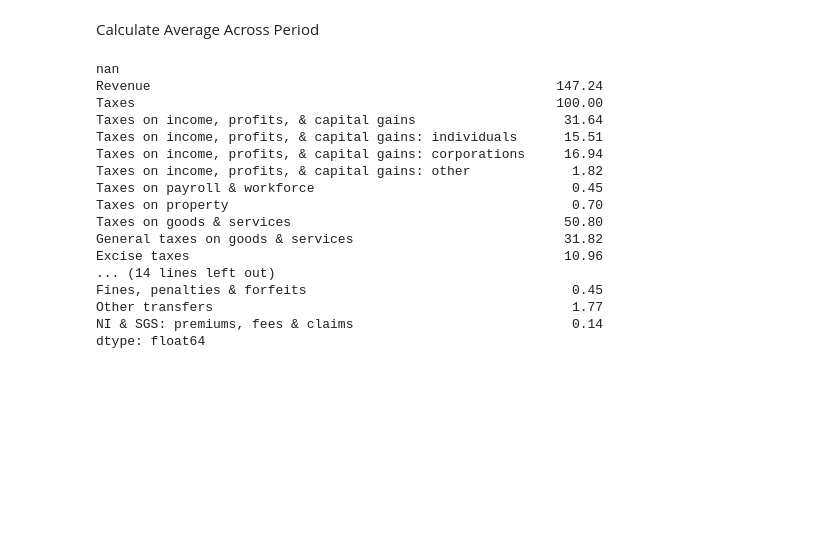
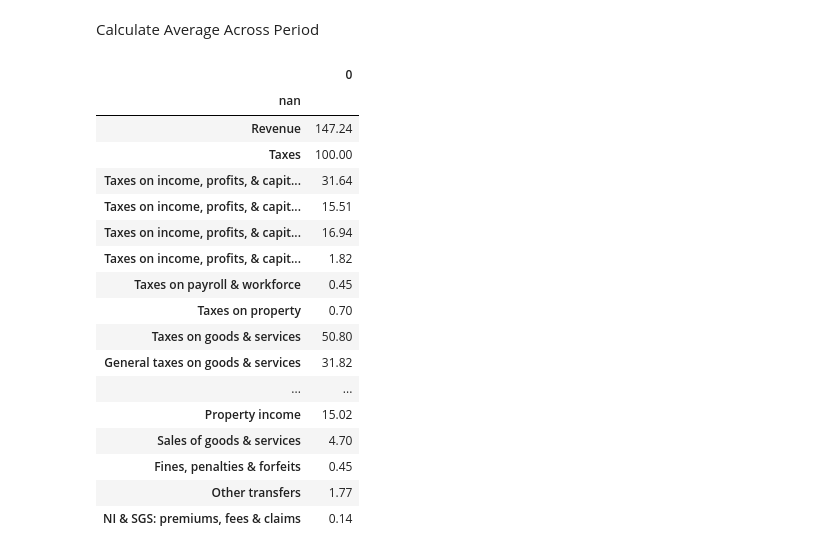
Before and after one commit to mpham8/macro-debtrelief-humancapital, a Jupyter notebook: govt-revenue.ipynb, the cells around one changed output. Saved outputs shown, nothing was run; the diff lists cells and outputs as text; code cells hidden in the pictures; blank space fills up the shorter version.

```diff
--- a/govt-revenue.ipynb
+++ b/govt-revenue.ipynb
@@ -341,27 +354,29 @@ Calculate Average Across Period
 # %%
 merged_percentages_df = pd.concat(yearly_averages_percentage_ls, axis=1, join='outer')
 average_df = merged_percentages_df.mean(axis=1)
 rounded_average_df = average_df.apply(lambda x: round(x, 2))
 
+rounded_average_df = rounded_average_df.to_frame()
 rounded_average_df
 # %% [output]
-nan
-Revenue                                                    147.24
-Taxes                                                      100.00
-Taxes on income, profits, & capital gains                   31.64
-Taxes on income, profits, & capital gains: individuals      15.51
-Taxes on income, profits, & capital gains: corporations     16.94
-Taxes on income, profits, & capital gains: other             1.82
-Taxes on payroll & workforce                                 0.45
-Taxes on property                                            0.70
-Taxes on goods & services                                   50.80
-General taxes on goods & services                           31.82
-Excise taxes                                                10.96
-... (14 lines left out)
-Fines, penalties & forfeits                                  0.45
-Other transfers                                              1.77
-NI & SGS: premiums, fees & claims                            0.14
-dtype: float64
+|  | 0 |
+| nan |  |
+| Revenue | 147.24 |
+| Taxes | 100.00 |
+| Taxes on income, profits, & capit... | 31.64 |
+| Taxes on income, profits, & capit... | 15.51 |
+| Taxes on income, profits, & capit... | 16.94 |
+| Taxes on income, profits, & capit... | 1.82 |
+| Taxes on payroll & workforce | 0.45 |
+| Taxes on property | 0.70 |
+| Taxes on goods & services | 50.80 |
+| General taxes on goods & services | 31.82 |
+| ... | ... |
+| Property income | 15.02 |
+| Sales of goods & services | 4.70 |
+| Fines, penalties & forfeits | 0.45 |
+| Other transfers | 1.77 |
+| NI & SGS: premiums, fees & claims | 0.14 |
 # %%
 #one method filter for countries with 7+ years of data, aggregate in way that preserves identities
 #unweighted - convert to share and take average (ratios period by period and then average)
```
Also changed, not shown: parts of 9 cells of this notebook, 2 other files.
